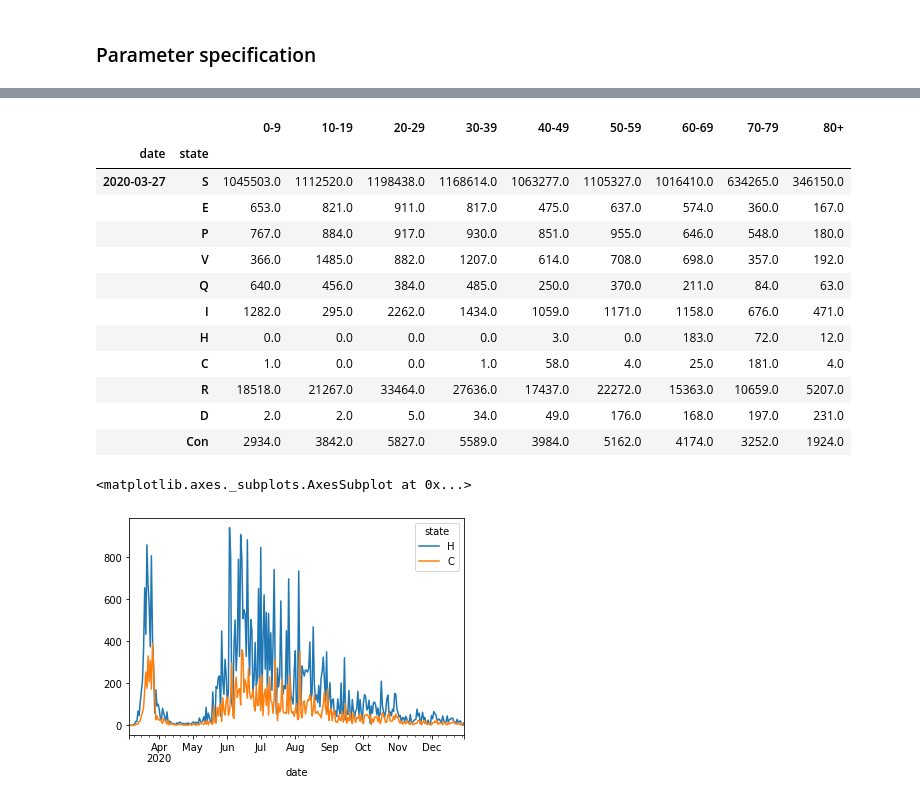
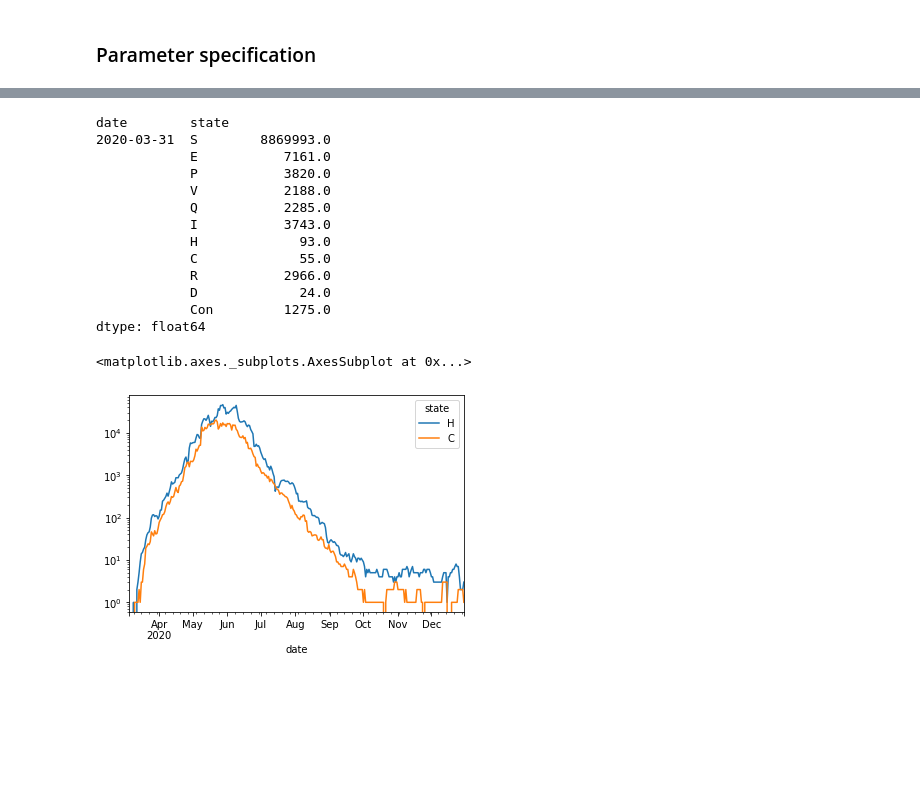
Before and after one commit to epi-center/planning, a Jupyter notebook: model/HeterogenousStochasticCompartments.ipynb, the cells around one changed output, grey strips where cells are left out. Cells and saved outputs as stored; diff of their text form; code cells hidden in the pictures; blank space fills up the shorter version.

```diff
--- a/model/HeterogenousStochasticCompartments.ipynb
+++ b/model/HeterogenousStochasticCompartments.ipynb
@@ -97,13 +106,13 @@ def flux(d, pop):
 # %%
-initial_state = pd.Series([region_selection.populationServed, 100, 50, 5, 0, 0 , 0, 0, 0, 0, 0], index=['S', 'E', 'P', 'V', 'Q', 'I', 'H', 'C', 'R', 'D', 'Con'])
+initial_state = pd.Series([region_selection.populationServed, 40, 20, 5, 0, 0 , 0, 0, 0, 0, 0], index=['S', 'E', 'P', 'V', 'Q', 'I', 'H', 'C', 'R', 'D', 'Con'])
 initial_infection_dist = [.05,.1,.23,.24,.15,.12,.06,.03,.02]
 # initial_infection_dist = [.1,.3,.3,.2,.1,0,0,0,0]
 start_date = '03-05-2020'
 date_range = pd.date_range(start_date, '01-01-2021')
-p_tau = q_tau = .03
+p_tau = q_tau = .1
 v_tau = i_tau = h_tau = .3
 
-kappa = 100 # Arbitrarily chosen based on highly heterogenous network.
+kappa = 5 # Arbitrarily chosen based on highly heterogenous network.
 
 # param is time to transition
 e_mu = 3 # Despite stated mean to symptoms is 5.5 days, we assume lower because of included prodromal phase
@@ -111,12 +120,12 @@ p_mu = 3
 q_mu = 10
 v_mu = 4 # We assume that the average person would move into isolation after 4 days with no mitigations present. Work culture factors in.
 i_mu = 10 # We assume isolated people can still cause infections.
-h_mu = 4 # People moving to the ICU and healthy people keep this low
-c_mu = 14
-
+h_mu = 10 # People moving from the ICU and healthy people keep this lower than the mean
+c_dead_mu = 10 # Higher than stated value because we simplify state transition by having C never visit the general ward
+# TODO: Add an additional state for pneumonia, based on https://www.icnarc.org/About/Latest-News/2020/03/27/Report-On-775-Patients-Critically-Ill-With-Covid-19
 
 v_rho = 2/3
-h_rho = 1/20
+h_rho = 1/10
 c_rho = 1/3
 d_rho = 1/3
 
@@ -146,12 +155,13 @@ m_hospital = repeat_df_from_dates({
 # It's possible that the shape of the variable should be inversely related to mean - some people will be irresponsible?
 # TODO: Could use MTA ridership data for NYC as a way to compute this?
 Contact = lin_interp_df_from_dates({
-    start_date: [10,30,40,40,40,25,15,10,5],
-    "03-09-20": [9, 18,30,30,30,20,12,8,4],
-    "03-18-20": [6, 10,12,10,8, 8, 6, 6, 4],
-    "03-22-20": [3, 3, 5, 5, 4, 3, 3, 3, 3],
-    "03-25-20": [2, 2, 2, 2, 2, 2, 2, 2, 2],
-    "05-01-20": [10,20,30,30,20,10,7,5,3] # HYPOTHETICAL relaxation of social distancing for all but elderly
+    start_date: [3, 3, 5, 5, 4, 3, 3, 3, 3],
+#     start_date: np.array([10,30,40,40,40,25,15,10,5]) * 500/ kappa,
+#     "03-12-20": [9, 18,30,30,30,20,12,8,4],
+#     "03-15-20": [6, 10,12,10,8, 8, 6, 6, 4],
+#     "03-20-20": [3, 3, 5, 5, 4, 3, 3, 3, 3],
+#     "03-25-20": [2, 2, 2, 2, 2, 2, 2, 2, 2],
+#     "04-01-20": [10,20,30,30,20,10,7,5,3] # HYPOTHETICAL relaxation of social distancing for all but elderly
 }, date_range)
 
 Contact_baseline = (Contact.loc[start_date].values*(region_population/region_population.sum())).sum()
@@ -160,22 +170,22 @@ Contact_baseline = (Contact.loc[start_date].values*(region_population/region_pop
 m_sanitation = repeat_df_from_dates({
     start_date: [1,1,1,1,1,1,1,1,1],
     "03-20-20": [.8,.8,.8,.8,.8,.8,.8,.8,.8],
-    "03-28-20": [.7,.6,.5,.5,.5,.5,.5,.5,.5],
-    "04-05-20": [.5,.4,.3,.3,.3,.3,.3,.3,.3] # HYPOTHETICAL mask distribution, training on not touching faces
+#     "03-28-20": [.7,.6,.5,.5,.5,.5,.5,.5,.5],
+#     "04-05-20": [.5,.4,.3,.3,.3,.3,.3,.3,.3] # HYPOTHETICAL mask distribution, training on not touching faces
 }, date_range)
 
 # How long compared to the average time does someone take to isolate when they have symptoms
 m_isolation_awareness = repeat_df_from_dates({
     start_date: [1,1,1,1,1,1,1,1,1],
-    "03-21-20": [.8,.8,.8,.8,.8,.8,.8,.8,.8],
-    "03-26-20": [.5,.5,.5,.5,.5,.5,.5,.5,.5]
+    "03-16-20": [.8,.8,.8,.8,.8,.8,.8,.8,.8],
+#     "03-22-20": [.5,.5,.5,.5,.5,.5,.5,.5,.5]
 }, date_range)
 
 # How much contact does someone isolating have.
 # Isolators likely still live in households, so it is still integral as opposed to fractional.
 m_isolation_effectiveness = repeat_df_from_dates({
     start_date: [5,5,5,5,5,5,4,3,2],
-    "03-21-20": [2,2,2,2,2,2,2,2,2]
+#     "03-21-20": [2,2,2,2,2,2,2,2,2]
 }, date_range)
 
 # Increasing the threshold for hospitalization/testing (rest go to isolation).
@@ -189,8 +199,8 @@ inpatient_refusal = repeat_df_from_dates({
 # ['S', 'E', 'P', 'V', 'Q', 'I', 'H', 'C', 'R', 'D', 'Con']
 imports = repeat_df_from_dates({
     start_date: [0, 10, 5, 2, 10, 10, 0, 0, 0, 0, 0],
-    "03-15-20": [0, 10, 5, 2, 5, 5, 0, 0, 0, 0, 0],
-    "03-22-20": [0, 5, 2, 1, 2, 1, 0, 0, 0, 0, 0]
+#     "03-15-20": [0, 10, 5, 2, 5, 5, 0, 0, 0, 0, 0],
+#     "03-22-20": [0, 5, 2, 1, 2, 1, 0, 0, 0, 0, 0]
 }, date_range) # TODO make this interact with other models as a flux? For now, the
 # %%
 def initialize_population(N: int, date_range: pd.DatetimeIndex, ages: pd.Index, demo: pd.Series, initial_infection_dist: list = [], likely: pd.Series = pd.Series(0, index=['S', 'E', 'P', 'V', 'Q', 'I', 'H', 'C', 'R', 'D', 'Con']), percent_resistant: int = 0):
@@ -302,27 +312,27 @@ Wall time: 1.56 s
 # %%
-pop.loc['2020-03-27']
+pop.loc['2020-03-31'].sum(axis=1)
 # %% [output]
-|  |  | 0-9 | 10-19 | 20-29 | 30-39 | 40-49 | 50-59 | 60-69 | 70-79 | 80+ |
-| date | state |  |  |  |  |  |  |  |  |  |
-| 2020-03-27 | S | 1045503.0 | 1112520.0 | 1198438.0 | 1168614.0 | 1063277.0 | 1105327.0 | 1016410.0 | 634265.0 | 346150.0 |
-|  | E | 653.0 | 821.0 | 911.0 | 817.0 | 475.0 | 637.0 | 574.0 | 360.0 | 167.0 |
-|  | P | 767.0 | 884.0 | 917.0 | 930.0 | 851.0 | 955.0 | 646.0 | 548.0 | 180.0 |
-|  | V | 366.0 | 1485.0 | 882.0 | 1207.0 | 614.0 | 708.0 | 698.0 | 357.0 | 192.0 |
-|  | Q | 640.0 | 456.0 | 384.0 | 485.0 | 250.0 | 370.0 | 211.0 | 84.0 | 63.0 |
-|  | I | 1282.0 | 295.0 | 2262.0 | 1434.0 | 1059.0 | 1171.0 | 1158.0 | 676.0 | 471.0 |
-|  | H | 0.0 | 0.0 | 0.0 | 0.0 | 3.0 | 0.0 | 183.0 | 72.0 | 12.0 |
-|  | C | 1.0 | 0.0 | 0.0 | 1.0 | 58.0 | 4.0 | 25.0 | 181.0 | 4.0 |
-|  | R | 18518.0 | 21267.0 | 33464.0 | 27636.0 | 17437.0 | 22272.0 | 15363.0 | 10659.0 | 5207.0 |
-|  | D | 2.0 | 2.0 | 5.0 | 34.0 | 49.0 | 176.0 | 168.0 | 197.0 | 231.0 |
-|  | Con | 2934.0 | 3842.0 | 5827.0 | 5589.0 | 3984.0 | 5162.0 | 4174.0 | 3252.0 | 1924.0 |
+date        state
+2020-03-31  S        8869993.0
+            E           7161.0
+            P           3820.0
+            V           2188.0
+            Q           2285.0
+            I           3743.0
+            H             93.0
+            C             55.0
+            R           2966.0
+            D             24.0
+            Con         1275.0
+dtype: float64
 # %%
 non_demo = pop.sum(axis=1).unstack()
 # %%
 non_demo = non_demo.assign(A=non_demo.loc[:,['P', 'I', 'V', 'H', 'C', 'Q', 'R']].sum(axis=1))
 # %%
-non_demo.loc[:'12-30-20',['H', 'C']].plot()
+non_demo.loc[:'12-30-20',['H', 'C']].plot(logy=True)
 # %% [output]
 <matplotlib.axes._subplots.AxesSubplot at 0x...>
-[figure, old version]
+[figure, new version]
 # %%
 # Daily confirms, deaths.
```
Also changed, not shown: parts of 8 cells of this notebook.
